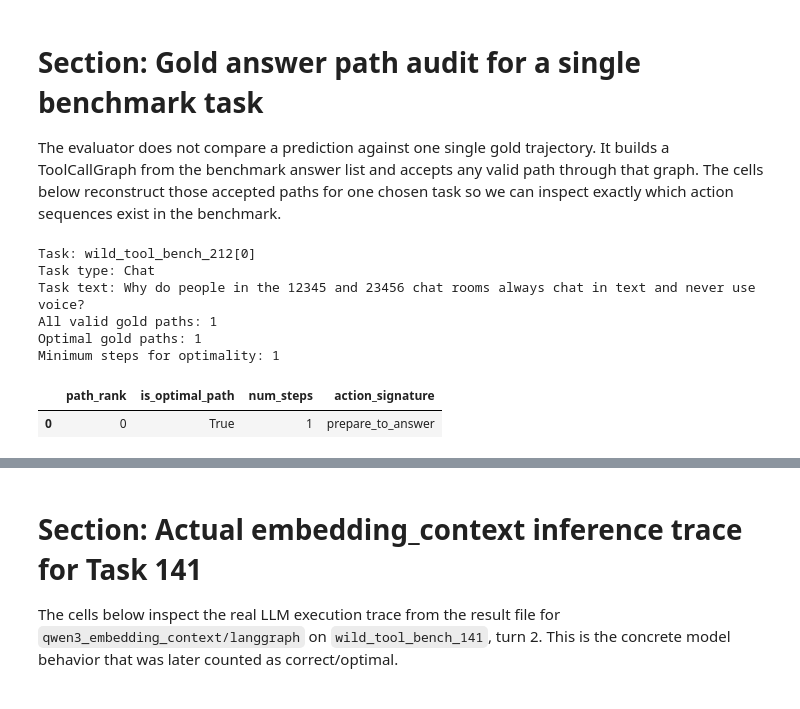
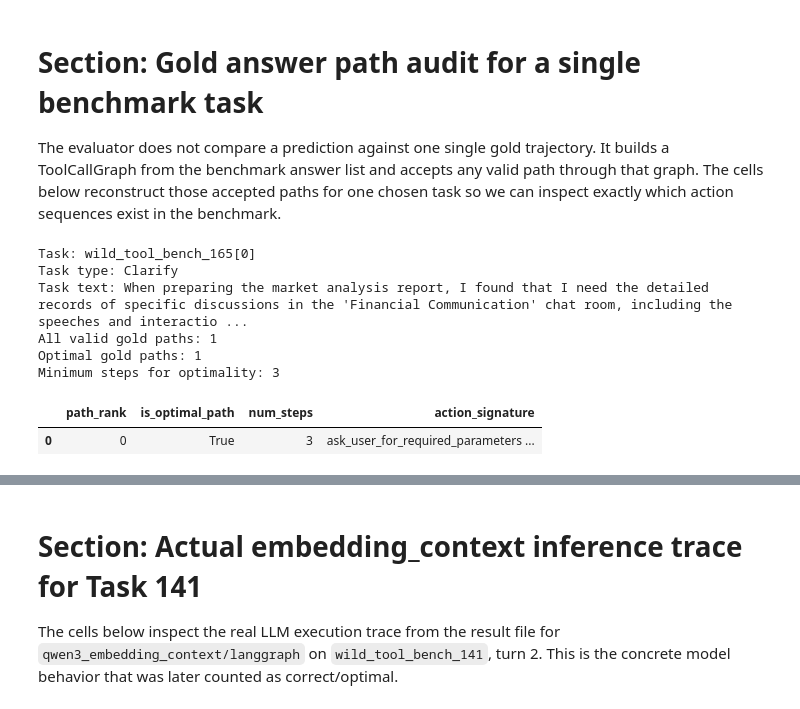
Before and after one commit to Anni0401/ToolSelectionBenchmark, a Jupyter notebook: wild-tool-bench/analyze_results.ipynb, the cells around one changed output, grey strips where cells are left out. Cells and saved outputs as stored; diff of their text form; code cells hidden in the pictures.

```diff
--- a/wild-tool-bench/analyze_results.ipynb
+++ b/wild-tool-bench/analyze_results.ipynb
@@ -3158,7 +2707,7 @@ so we can inspect exactly which action sequences exist in the benchmark.
 from wtb.tool_call_graph import ToolCallGraph
 import pandas as pd
 
-Task_Id ="wild_tool_bench_212"
+Task_Id ="wild_tool_bench_165"
 Task_idx = 0
 AUDIT_TASK_ID = Task_Id
 AUDIT_TASK_IDX = Task_idx
@@ -3254,38 +2803,38 @@ def benchmark_task_path_audit(task_id, task_idx):
         "path_df": path_df,
     }
 
 
 audit = benchmark_task_path_audit(
     AUDIT_TASK_ID,
     AUDIT_TASK_IDX,
 )
 
 print("Task:", f"{audit['task_id']}[{audit['task_idx']}]")
 print("Task type:", audit["task_type"])
 print("Task text:", audit["task_text"])
 print("All valid gold paths:", audit["num_all_paths"])
 print("Optimal gold paths:", audit["num_optimal_paths"])
 print("Minimum steps for optimality:", audit["min_length"])
 
 display(
     audit["path_df"][
         [
             "path_rank",
             "is_optimal_path",
             "num_steps",
             "action_signature",
         ]
     ]
 )
 # %% [output]
-Task: wild_tool_bench_212[0]
-Task type: Chat
-Task text: Why do people in the 12345 and 23456 chat rooms always chat in text and never use voice?
+Task: wild_tool_bench_165[0]
+Task type: Clarify
+Task text: When preparing the market analysis report, I found that I need the detailed records of specific discussions in the 'Financial Communication' chat room, including the speeches and interactio ...
 All valid gold paths: 1
 Optimal gold paths: 1
-Minimum steps for optimality: 1
+Minimum steps for optimality: 3
 |  | path_rank | is_optimal_path | num_steps | action_signature |
-| 0 | 0 | True | 1 | prepare_to_answer |
+| 0 | 0 | True | 3 | ask_user_for_required_parameters ... |
 # %%
 # ============================================================
 # Show the full expanded benchmark actions for one selected path
```
Also changed, not shown: parts of 40 cells of this notebook, 45 other files.
